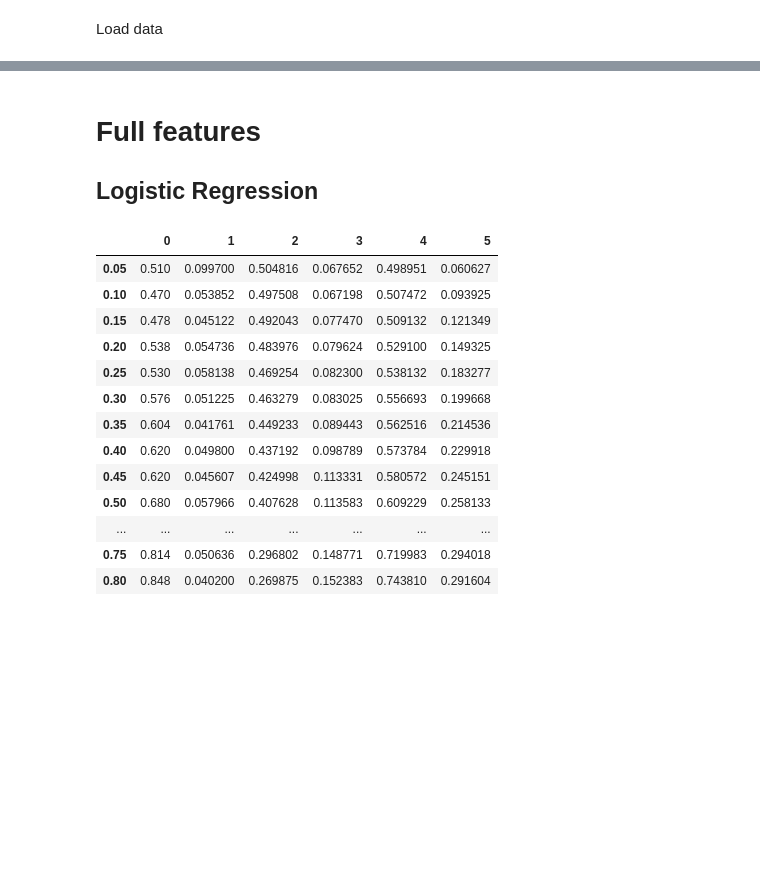
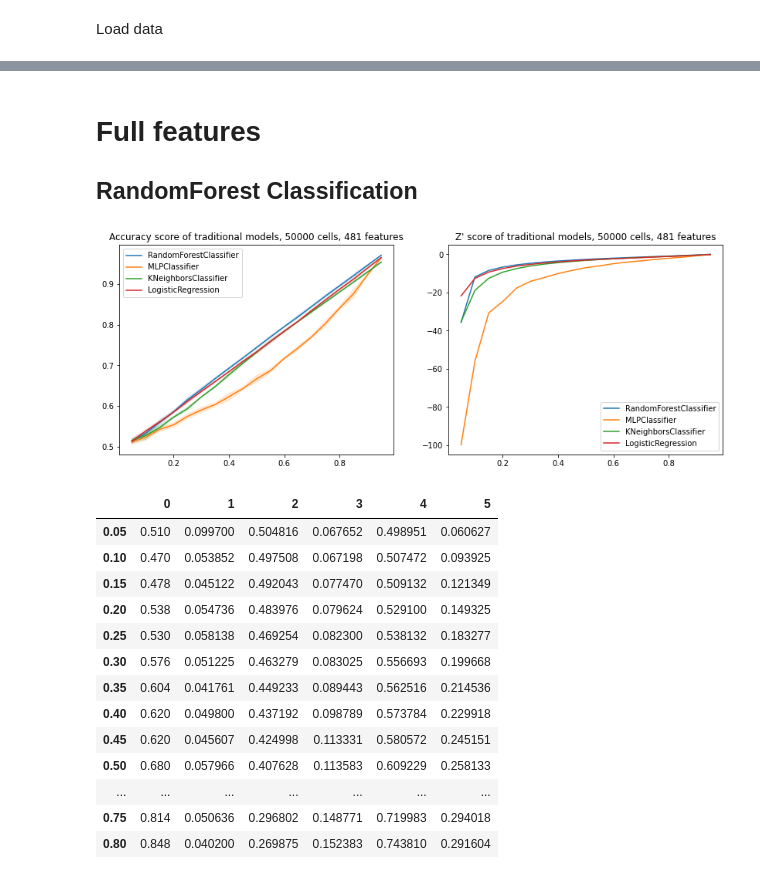
Before and after one commit to RenlyH/AttentionSet-cell-painting, a Jupyter notebook: base_exp.ipynb, the cells around one changed output, grey strips where cells are left out. Saved outputs shown, nothing was run; the diff lists cells and outputs as text; code cells hidden in the pictures; blank space fills up the shorter version.

```diff
--- a/base_exp.ipynb
+++ b/base_exp.ipynb
@@ -83,5 +32,5 @@ Name: Metadata_PlateID_Nuclei, dtype: int64
 # %% [markdown]
 # Full features
-## Logistic Regression
+## RandomForest Classification
 # %%
 # results,dic = multi_mini_noise_signal_cv(500,mini_data, "taxol", "DMSO", RandomForestClassifier(min_samples_split=50, random_state=0), 10, 0)
@@ -88,0 +46,11 @@ train(500, mini_data, RandomForestClassifier(min_samples_split=50, random_state=
+# %%
+path = "./result_Nov14/"
+file_name = "RandomForestClassifier_sample50000_feature481.csv"
+table_list = ["RandomForestClassifier_sample50000_feature481.csv",
+              "MLPClassifier_sample50000_feature481.csv",
+             "KNeighborsClassifier_sample50000_feature481.csv",
+             "LogisticRegression_sample50000_feature481.csv"]
+# %%
+produce_fig(path,table_list, 'test.png')
+# %% [output]
+[figure, added]
```
Also changed, not shown: parts of 14 cells of this notebook, 7 other files.
